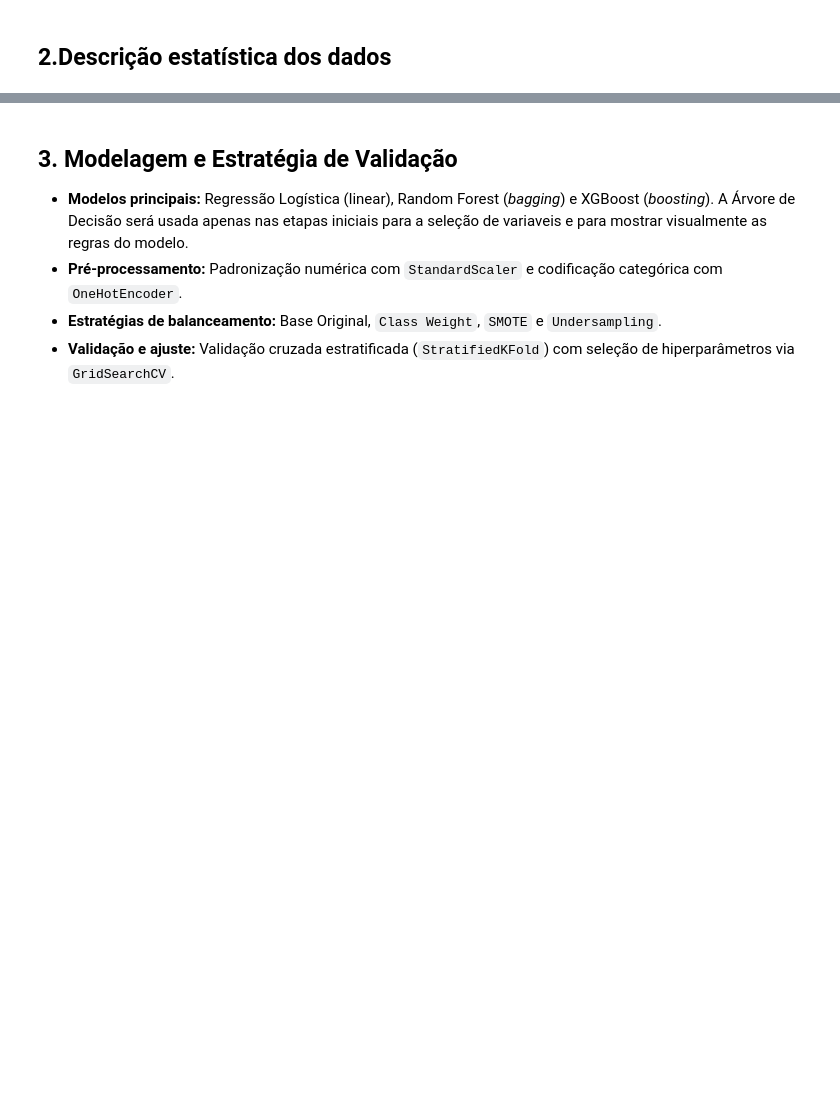
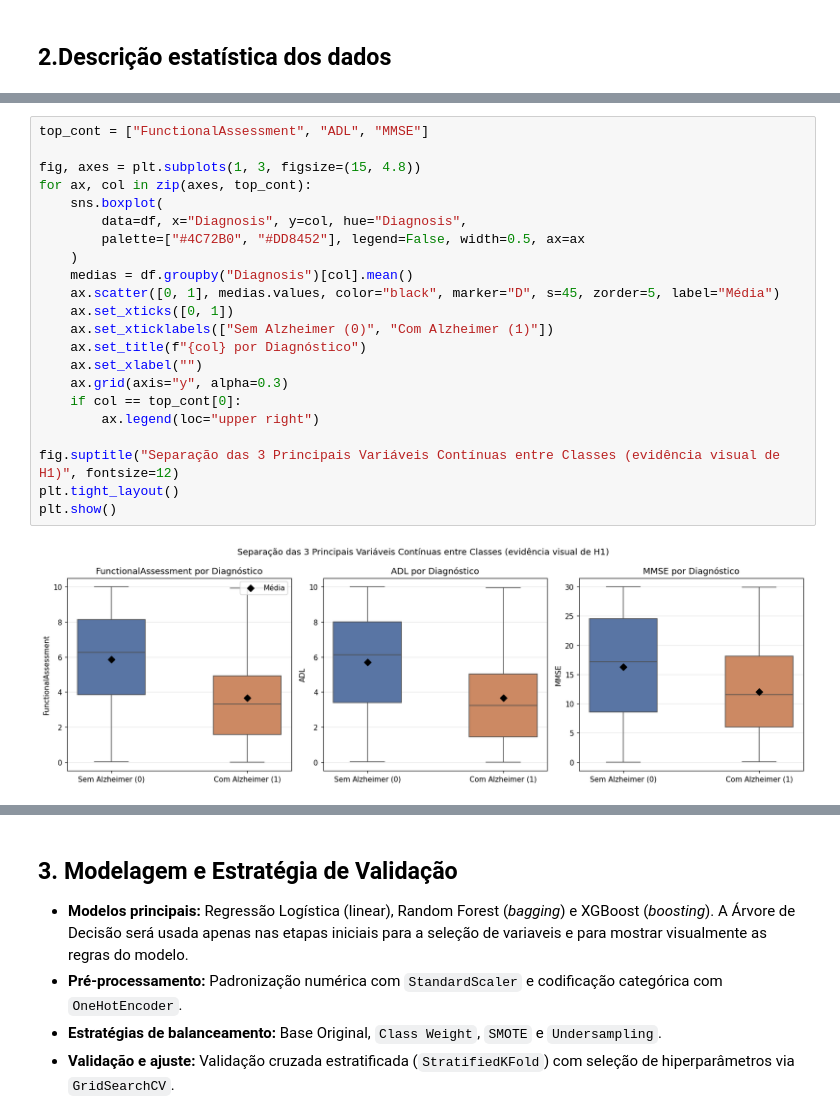
Before and after one commit to muriloferreira26032007-png/intro-data-science, a Jupyter notebook: projeto_final.ipynb, the cells around one changed output, grey strips where cells are left out. Saved outputs shown, nothing was run; the diff lists cells and outputs as text; blank space fills up the shorter version.

```diff
--- a/projeto_final.ipynb
+++ b/projeto_final.ipynb
@@ -319,3 +376,27 @@ Resumo de Diagnosis (%) e tamanho amostral por categoria:
 | 1 | 310 | 121 | 14.43 | 39.03 |
 | 0 | 1839 | 639 | 85.57 | 34.75 |
 ... (25 outputs left out)
+# %%
+top_cont = ["FunctionalAssessment", "ADL", "MMSE"]
+
+fig, axes = plt.subplots(1, 3, figsize=(15, 4.8))
+for ax, col in zip(axes, top_cont):
+    sns.boxplot(
+        data=df, x="Diagnosis", y=col, hue="Diagnosis",
+        palette=["#4C72B0", "#DD8452"], legend=False, width=0.5, ax=ax
+    )
+    medias = df.groupby("Diagnosis")[col].mean()
+    ax.scatter([0, 1], medias.values, color="black", marker="D", s=45, zorder=5, label="Média")
+    ax.set_xticks([0, 1])
+    ax.set_xticklabels(["Sem Alzheimer (0)", "Com Alzheimer (1)"])
+    ax.set_title(f"{col} por Diagnóstico")
+    ax.set_xlabel("")
+    ax.grid(axis="y", alpha=0.3)
+    if col == top_cont[0]:
+        ax.legend(loc="upper right")
+
+fig.suptitle("Separação das 3 Principais Variáveis Contínuas entre Classes (evidência visual de H1)", fontsize=12)
+plt.tight_layout()
+plt.show()
+# %% [output]
+[figure, added]
```
Also changed, not shown: parts of 33 cells of this notebook.
